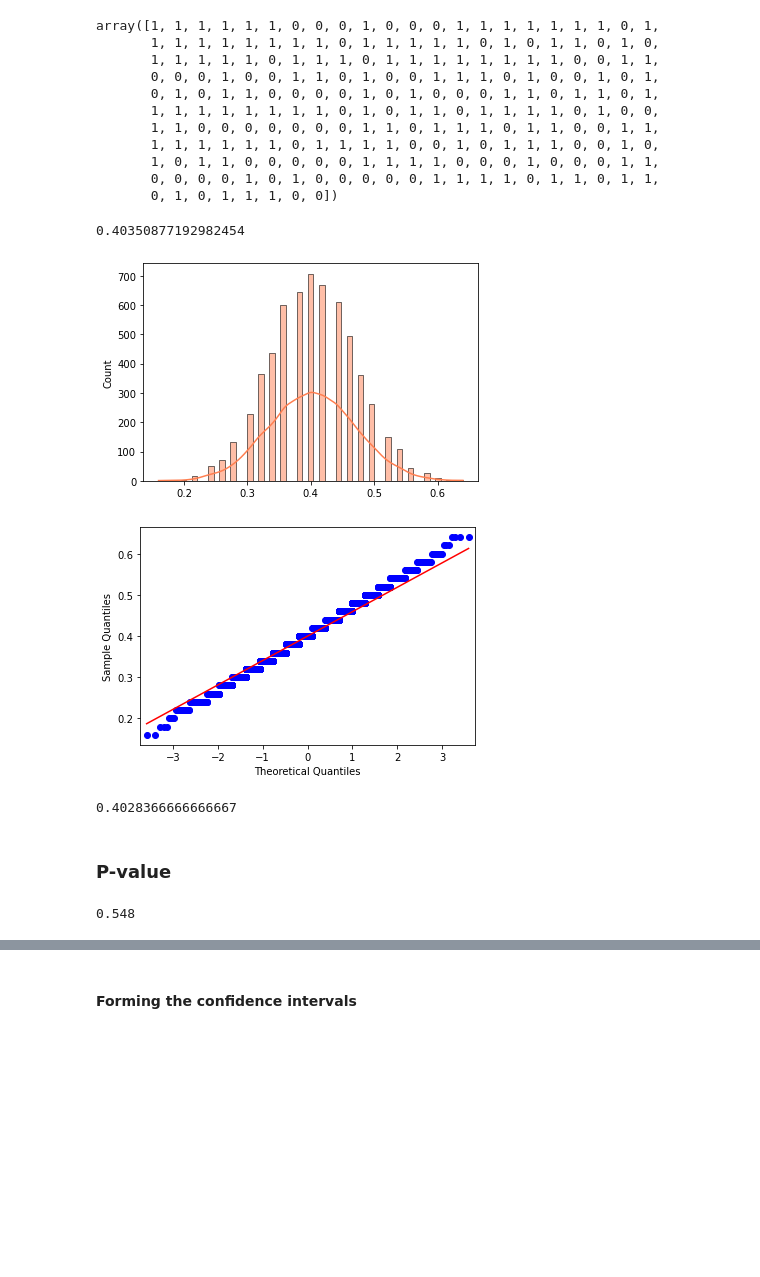
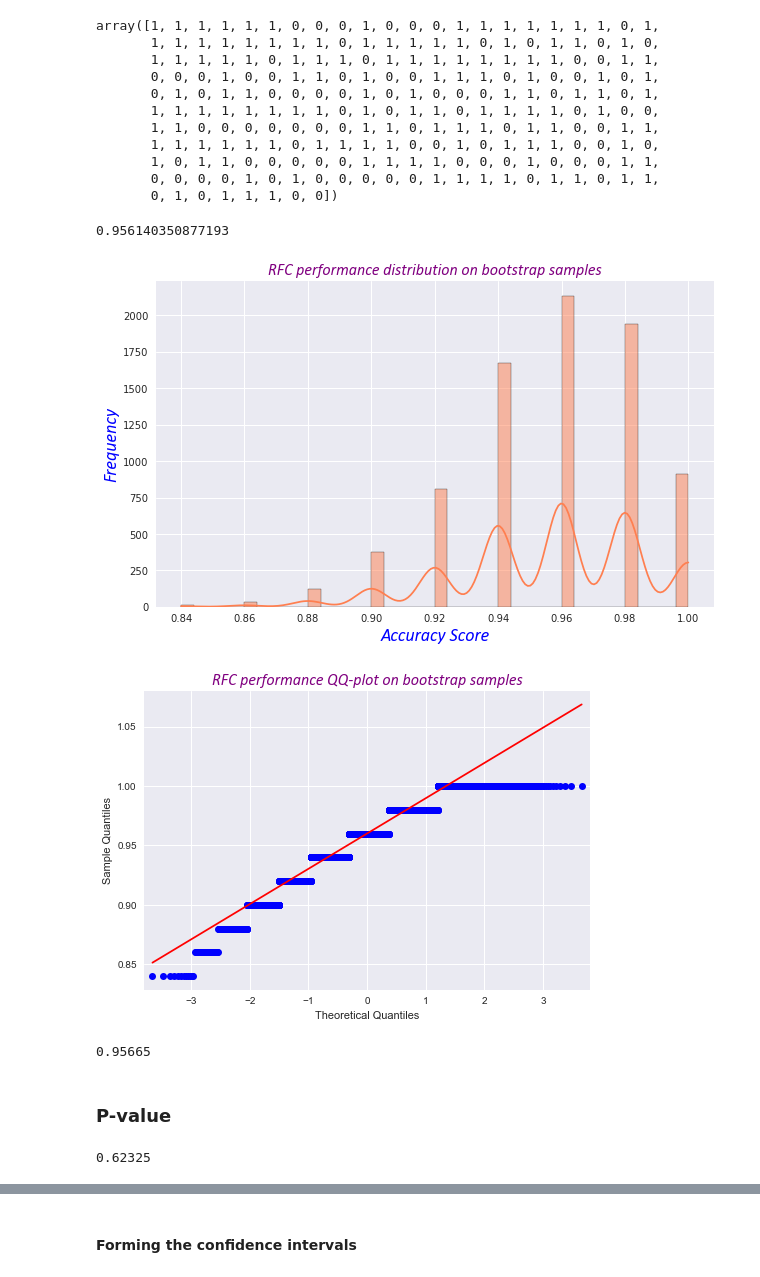
Before and after one commit to raj-shr-git/Statistical_testing_python, a Jupyter notebook: Bootstrapping.ipynb, the cells around one changed output, grey strips where cells are left out. Cells and saved outputs as stored; diff of their text form; code cells hidden in the pictures; blank space fills up the shorter version.

```diff
--- a/Bootstrapping.ipynb
+++ b/Bootstrapping.ipynb
@@ -560,33 +578,45 @@ array([1, 1, 1, 1, 1, 1, 0, 0, 0, 1, 0, 0, 0, 1, 1, 1, 1, 1, 1, 1, 0, 1,
 from sklearn.utils import resample
 from sklearn.metrics import accuracy_score as acc_scr
 # %%
-X_test_score = acc_scr(y_test,rfc_model.predict(X_test))
+X_test_score = acc_scr(y_test,rfc_y_pred)
 X_test_score
 # %% [output]
-0.40350877192982454
+0.956140350877193
 # %%
 bt_tst_smpl_acc = []
-for _ in range(6000):
-    boot_testsample = resample(pd.concat([X_test,y_test],axis=1).values,n_samples=50)
+X_test_ss = pd.DataFrame(StandardScaler().fit_transform(X_test),columns=b_cancer.feature_names)
+test_data = pd.concat([X_test_ss,y_test.reset_index(drop=True)],axis=1).values
+for _ in range(8000):
+    boot_testsample = resample(test_data,n_samples=50)
     mod_pred = rfc_model.predict(boot_testsample[:,:-1])
     score = acc_scr(boot_testsample[:,-1],mod_pred)
     bt_tst_smpl_acc.append(score)
-# %%
-sns.histplot(data=bt_tst_smpl_acc,kde=True,color='coral');
-# %% [output]
-[figure, removed]
-# %%
-qqplot(np.array(bt_tst_smpl_acc),line='q');
-# %% [output]
-[figure, removed]
+# %%
+with plt.style.context('seaborn'):
+    plt.figure(figsize=(10,6))
+    sns.histplot(data=bt_tst_smpl_acc,kde=True,color='coral')
+    plt.title("RFC performance distribution on bootstrap samples",
+              fontdict={'size':16,'family':'calibri','color':'purple','style':'oblique'})
+    plt.xlabel("Accuracy Score",fontdict={'size':18,'family':'calibri','color':'blue','style':'oblique'})
+    plt.ylabel("Frequency",fontdict={'size':18,'family':'calibri','color':'blue','style':'oblique'})
+# %% [output]
+[figure, added]
+# %%
+with plt.style.context('seaborn'):
+    qqplot(np.array(bt_tst_smpl_acc),line='q')
+    plt.title("RFC performance QQ-plot on bootstrap samples",
+              fontdict={'size':16,'family':'calibri','color':'purple','style':'oblique'})
+    plt.show()
+# %% [output]
+[figure, added]
 # %%
 np.mean(bt_tst_smpl_acc)
 # %% [output]
-0.4028366666666667
+0.95665
 # %% [markdown]
 ### **P-value**
 # %%
-len(list(filter(lambda val : val > X_test_score, bt_tst_smpl_acc)))/5000
+len(list(filter(lambda val : val > X_test_score, bt_tst_smpl_acc)))/8000
 # %% [output]
-0.548
+0.62325
 # %% [markdown]
```
Also changed, not shown: parts of 24 cells of this notebook, 11 other files.
